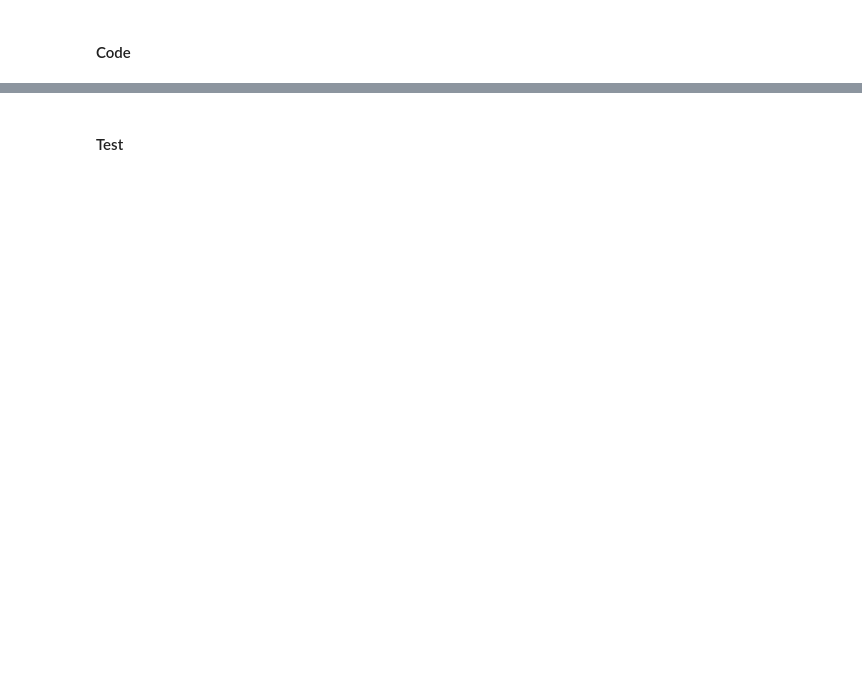
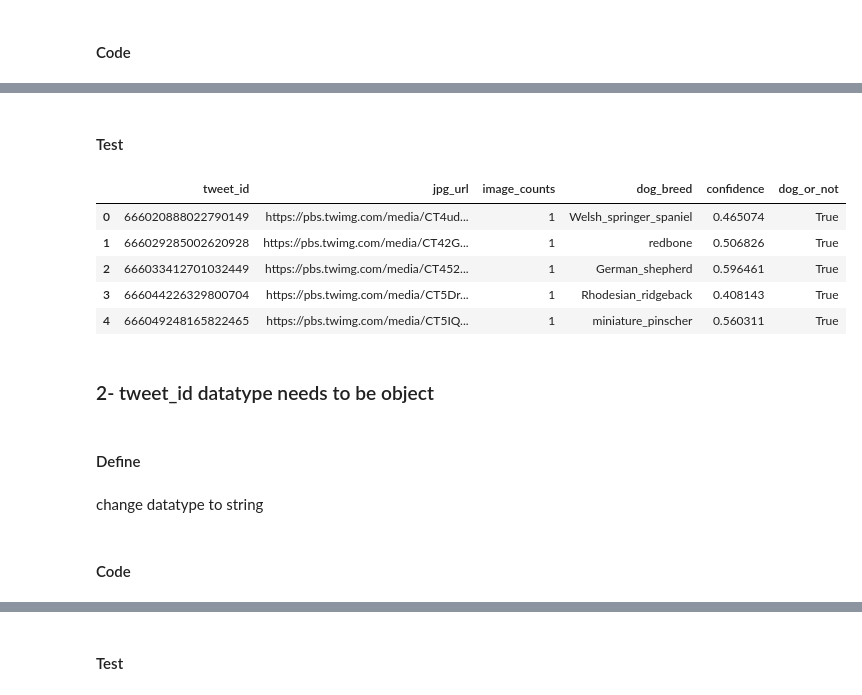
Before and after one commit to uminomuneaki/Analyze-WeRateDogs-with-tweepy, a Jupyter notebook: wrangle_act.ipynb, the cells around one changed output, grey strips where cells are left out. Drawn from its saved outputs; the diff is of its cells as text; code cells hidden in the pictures; blank space fills up the shorter version.

Commit message:
finished cleaning

```diff
--- a/wrangle_act.ipynb
+++ b/wrangle_act.ipynb
@@ -524,0 +570,54 @@ twitter_archive_clean['rating_numerator'] = twitter_archive_clean['rating_numera
+# %%
+# create confidence column
+def dog_prediction(row):
+    if row.p1_dog:
+        return row.p1_conf
+    elif row.p2_dog:
+        return row.p2_conf
+    elif row.p3_dog:
+        return row.p3_conf
+    else:
+        return np.nan
+
+image_prediction_clean['confidence'] = image_prediction_clean.apply(lambda row: dog_prediction(row),axis=1)
+# %%
+# create dog or not column
+dog_or_not = []
+for i in range(2075):
+    if image_prediction_clean['p1_dog'][i]:
+        dog_or_not.append("True")
+
+    elif image_prediction_clean['p2_dog'][i]:
+        dog_or_not.append("True")
+
+    elif image_prediction_clean['p3_dog'][i]:
+        dog_or_not.append("True")
+
+    else:
+        dog_or_not.append("False")
+
+image_prediction_clean['dog_or_not'] = dog_or_not
+# %%
+image_prediction_clean = image_prediction_clean.rename(columns={'img_num':'image_counts'})
+# %%
+coldrop = image_prediction_clean.iloc[:,np.r_[3:12]].columns
+image_prediction_clean.drop(coldrop, axis = 1,inplace = True)
+# %% [markdown]
+#### Test
+# %%
+image_prediction_clean.head()
+# %% [output]
+|  | tweet_id | jpg_url | image_counts | dog_breed | confidence | dog_or_not |
+| 0 | 666020888022790149 | https://pbs.twimg.com/media/CT4ud... | 1 | Welsh_springer_spaniel | 0.465074 | True |
+| 1 | 666029285002620928 | https://pbs.twimg.com/media/CT42G... | 1 | redbone | 0.506826 | True |
+| 2 | 666033412701032449 | https://pbs.twimg.com/media/CT452... | 1 | German_shepherd | 0.596461 | True |
+| 3 | 666044226329800704 | https://pbs.twimg.com/media/CT5Dr... | 1 | Rhodesian_ridgeback | 0.408143 | True |
+| 4 | 666049248165822465 | https://pbs.twimg.com/media/CT5IQ... | 1 | miniature_pinscher | 0.560311 | True |
+# %% [markdown]
+### 2- tweet_id datatype needs to be object
+# %% [markdown]
+#### Define
+# %% [markdown]
+change datatype to string
+# %% [markdown]
+#### Code
```
Also changed, not shown: parts of 90 cells of this notebook.
